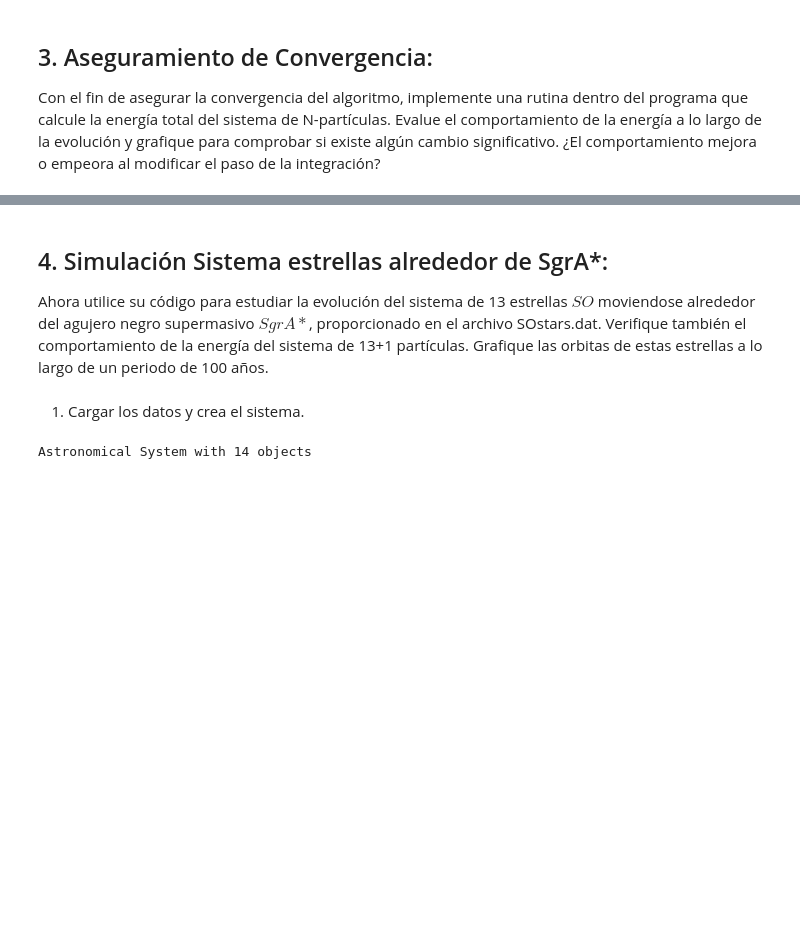
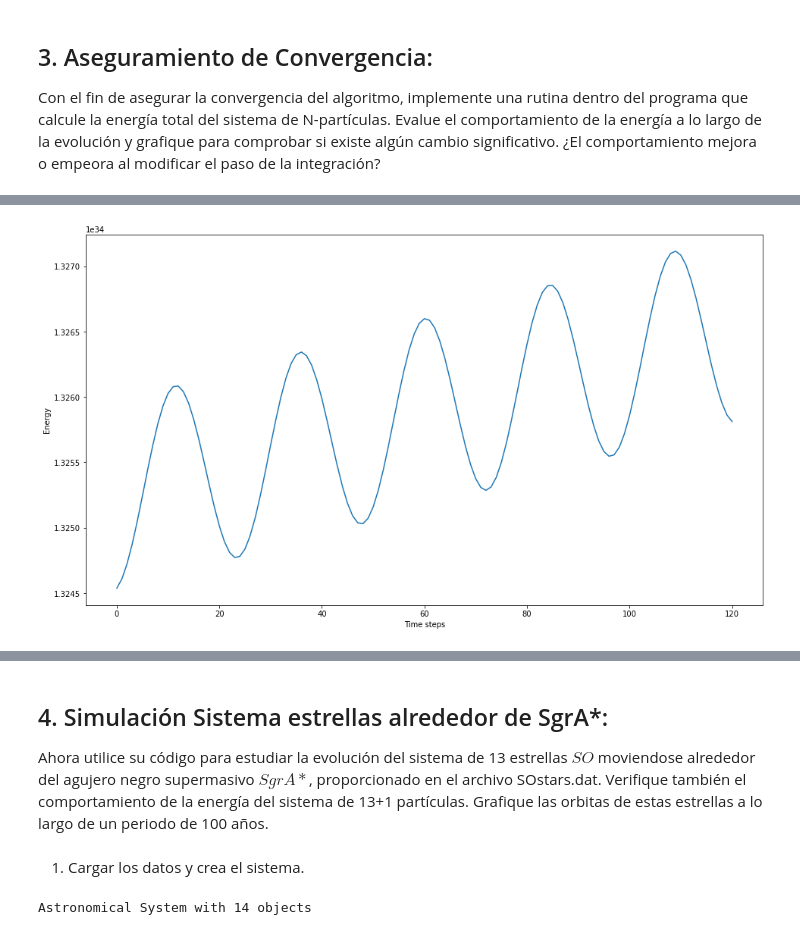
Before and after one commit to ObservatorioAstronomicoNacional/Final-Project-Computational-Astrophysics, a Jupyter notebook: N-body Problem.ipynb, the cells around one changed output, grey strips where cells are left out. Saved outputs shown, nothing was run; the diff lists cells and outputs as text; code cells hidden in the pictures; blank space fills up the shorter version.

```diff
--- a/N-body Problem.ipynb
+++ b/N-body Problem.ipynb
@@ -62,6 +63,7 @@ class Astrobject:
     return "Astronomical object with a mass of %s\n" % self.mass
 
   def __repr__(self):
+    """Show a pretty representation of the object."""
     return self.__str__()
 
   def _cleardiff(self):
@@ -94,7 +96,7 @@ class Astrobject:
   @u.quantity_input
   def add_interaction(
       self,
-      other: Astrobject,
+      other,
       dt: u.year
   ):
     """Add interaction using RungeKutta order 4 method.
@@ -314,0 +398,6 @@ Con el fin de asegurar la convergencia del algoritmo, implemente una rutina dent
+# %%
+sun_earth.loadtxt("sun_earth.csv", delimiter=",")
+sun_earth.advance_time(5.*u.year, 15.*u.day)
+sun_earth.show_energy()
+# %% [output]
+[figure, added]
```
Also changed, not shown: parts of 22 cells of this notebook.
